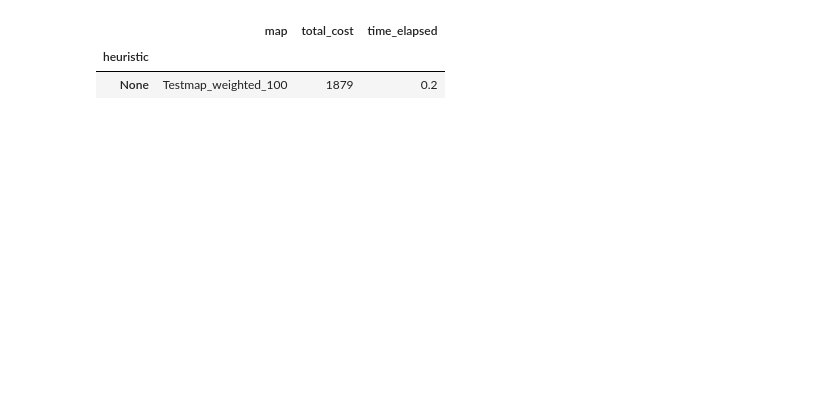
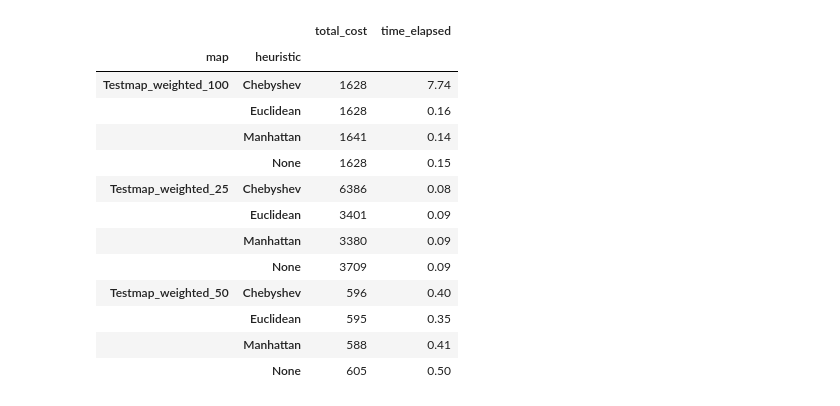
Before and after one commit to t1m0/aci_prototype, a Jupyter notebook: PaparaziGame.ipynb, the cells around one changed output. Saved outputs shown, nothing was run; the diff lists cells and outputs as text; code cells hidden in the pictures; blank space fills up the shorter version.

```diff
--- a/PaparaziGame.ipynb
+++ b/PaparaziGame.ipynb
@@ -5,7 +5,7 @@ import pandas as pd
 # %%
 game = PaparaziGame()
 # %%
-game_map = game.play("Maps/",num_security_guards=10, iterations=1)
+game_map = game.play("Maps/",num_security_guards=10, iterations=10)
 # %% [output]
 Testmap_weighted_50
 Testmap_weighted_100
@@ -43,6 +56,17 @@ df
 # %%
-df.groupby('heuristic')[['map','total_cost', 'time_elapsed']].min()
+df.groupby(['map','heuristic'])[['total_cost', 'time_elapsed']].min()
 # %% [output]
-|  | map | total_cost | time_elapsed |
-| heuristic |  |  |  |
-| None | Testmap_weighted_100 | 1879 | 0.2 |
+|  |  | total_cost | time_elapsed |
+| map | heuristic |  |  |
+| Testmap_weighted_100 | Chebyshev | 1628 | 7.74 |
+|  | Euclidean | 1628 | 0.16 |
+|  | Manhattan | 1641 | 0.14 |
+|  | None | 1628 | 0.15 |
+| Testmap_weighted_25 | Chebyshev | 6386 | 0.08 |
+|  | Euclidean | 3401 | 0.09 |
+|  | Manhattan | 3380 | 0.09 |
+|  | None | 3709 | 0.09 |
+| Testmap_weighted_50 | Chebyshev | 596 | 0.40 |
+|  | Euclidean | 595 | 0.35 |
+|  | Manhattan | 588 | 0.41 |
+|  | None | 605 | 0.50 |
```
Also changed, not shown: parts of 2 cells of this notebook, 1 other file.
